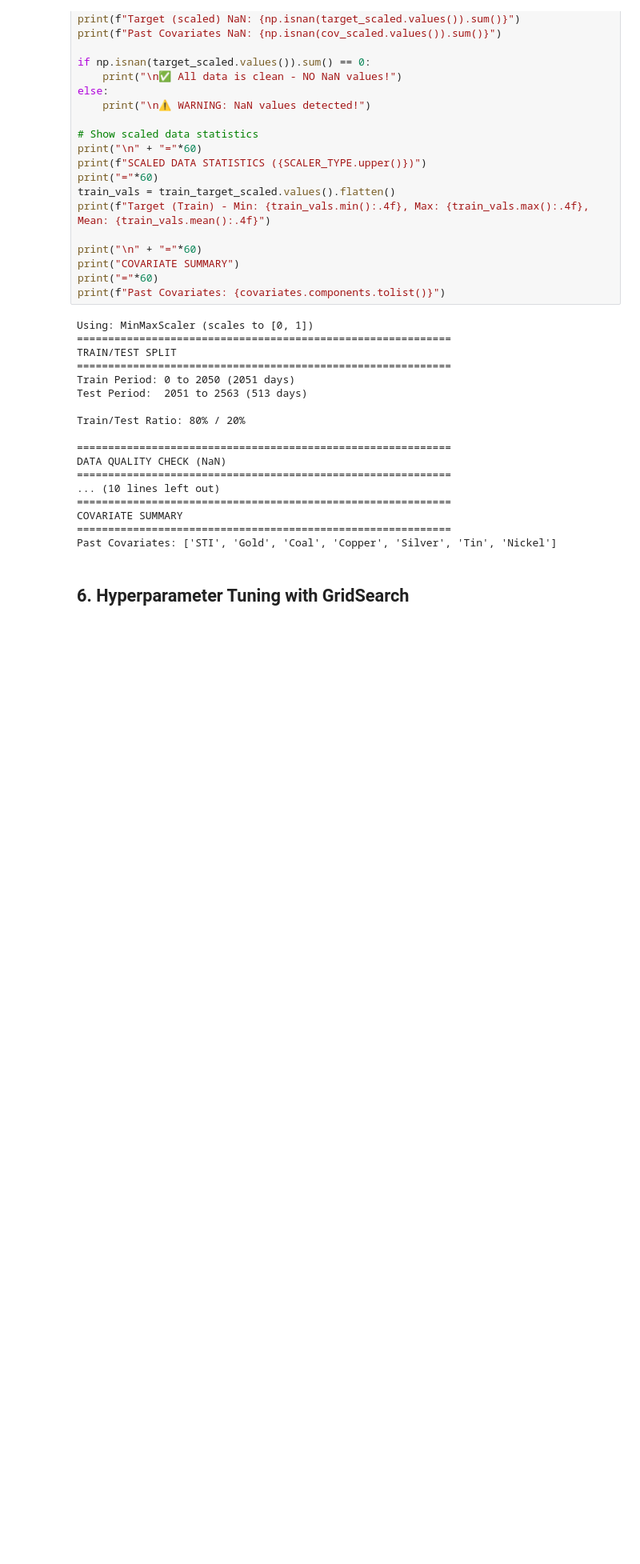
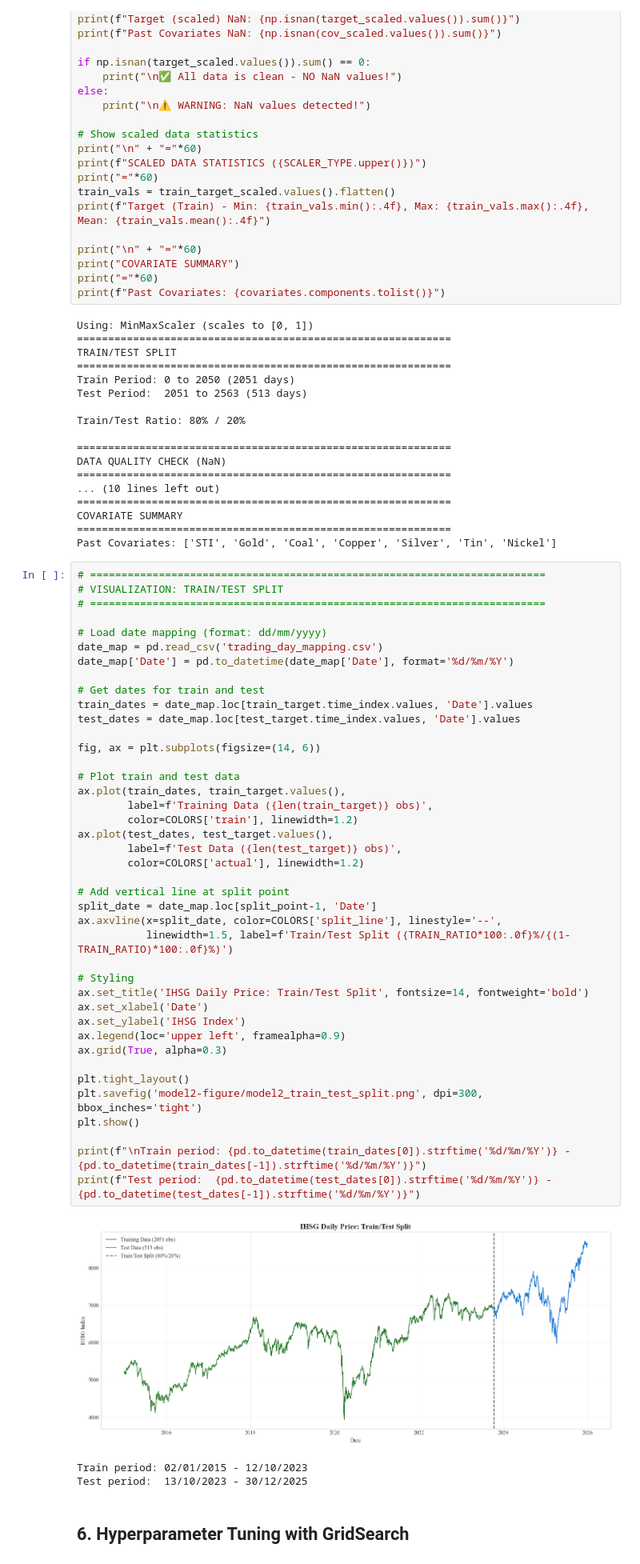
Before and after one commit to ravsssh/tesis-hakam, a Jupyter notebook: model-2.ipynb, the cells around one changed output. Shown at 80% size. Cells and saved outputs as stored; diff of their text form; blank space fills up the shorter version.

Commit message:
new model 2

```diff
--- a/model-2.ipynb
+++ b/model-2.ipynb
@@ -506,6 +543,51 @@ DATA QUALITY CHECK (NaN)
 COVARIATE SUMMARY
 ============================================================
 Past Covariates: ['STI', 'Gold', 'Coal', 'Copper', 'Silver', 'Tin', 'Nickel']
+# %%
+# =========================================================================
+# VISUALIZATION: TRAIN/TEST SPLIT
+# =========================================================================
+
+# Load date mapping (format: dd/mm/yyyy)
+date_map = pd.read_csv('trading_day_mapping.csv')
+date_map['Date'] = pd.to_datetime(date_map['Date'], format='%d/%m/%Y')
+
+# Get dates for train and test
+train_dates = date_map.loc[train_target.time_index.values, 'Date'].values
+test_dates = date_map.loc[test_target.time_index.values, 'Date'].values
+
+fig, ax = plt.subplots(figsize=(14, 6))
+
+# Plot train and test data
+ax.plot(train_dates, train_target.values(),
+        label=f'Training Data ({len(train_target)} obs)',
+        color=COLORS['train'], linewidth=1.2)
+ax.plot(test_dates, test_target.values(),
+        label=f'Test Data ({len(test_target)} obs)',
+        color=COLORS['actual'], linewidth=1.2)
+
+# Add vertical line at split point
+split_date = date_map.loc[split_point-1, 'Date']
+ax.axvline(x=split_date, color=COLORS['split_line'], linestyle='--',
+           linewidth=1.5, label=f'Train/Test Split ({TRAIN_RATIO*100:.0f}%/{(1-TRAIN_RATIO)*100:.0f}%)')
+
+# Styling
+ax.set_title('IHSG Daily Price: Train/Test Split', fontsize=14, fontweight='bold')
+ax.set_xlabel('Date')
+ax.set_ylabel('IHSG Index')
+ax.legend(loc='upper left', framealpha=0.9)
+ax.grid(True, alpha=0.3)
+
+plt.tight_layout()
+plt.savefig('model2-figure/model2_train_test_split.png', dpi=300, bbox_inches='tight')
+plt.show()
+
+print(f"\nTrain period: {pd.to_datetime(train_dates[0]).strftime('%d/%m/%Y')} - {pd.to_datetime(train_dates[-1]).strftime('%d/%m/%Y')}")
+print(f"Test period:  {pd.to_datetime(test_dates[0]).strftime('%d/%m/%Y')} - {pd.to_datetime(test_dates[-1]).strftime('%d/%m/%Y')}")
+# %% [output]
+[figure, added]
+Train period: 02/01/2015 - 12/10/2023
+Test period:  13/10/2023 - 30/12/2025
 # %% [markdown]
 ## 6. Hyperparameter Tuning with GridSearch
 # %%
```
Also changed, not shown: parts of 13 cells of this notebook, 11 other files.
